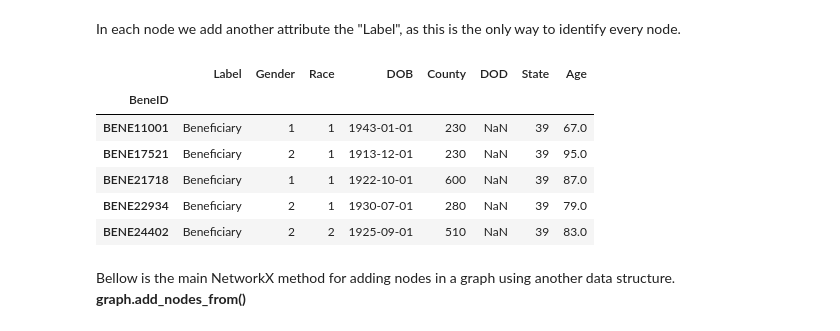
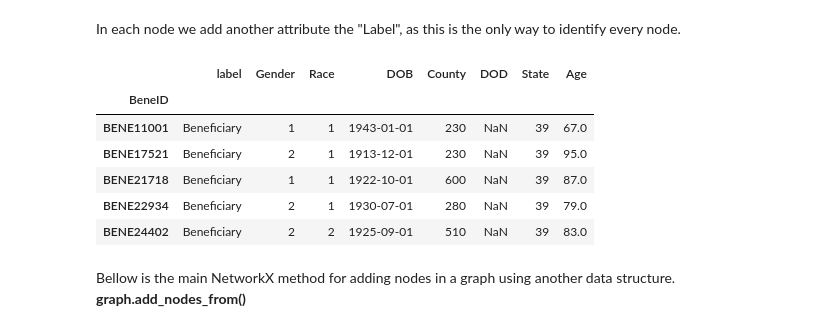
Before and after one commit to GPanagiotoEYdk/ATP_NetworkX, a Jupyter notebook: notebooks/GraphConstruction.ipynb, the cells around one changed output. Drawn from its saved outputs; the diff is of its cells as text; code cells hidden in the pictures.

```diff
--- a/notebooks/GraphConstruction.ipynb
+++ b/notebooks/GraphConstruction.ipynb
@@ -210,17 +210,17 @@ beneficiary = pd.merge(beneficiary,bage,left_on='BeneID', right_on='BeneID')
 In each node we add another attribute the "Label", as this is the only way to identify every node.
 # %%
 #add one more column which we will use as the label attribute
-beneficiary['Label'] = 'Beneficiary'
+beneficiary['label'] = 'Beneficiary'
 beneficiary = beneficiary.drop_duplicates(keep='first')
 beneficiary.set_index('BeneID', inplace=True)
 
 # columns reindexing in order to display them in the same order as in Neo4j
 beneficiary = beneficiary.iloc[:,[-1,0,1,2,3,4,5,6]]
 
 #this is the final table before adding the nodes
 beneficiary.head()
 # %% [output]
-|  | Label | Gender | Race | DOB | County | DOD | State | Age |
+|  | label | Gender | Race | DOB | County | DOD | State | Age |
 | BeneID |  |  |  |  |  |  |  |  |
 | BENE11001 | Beneficiary | 1 | 1 | 1943-01-01 | 230 | NaN | 39 | 67.0 |
 | BENE17521 | Beneficiary | 2 | 1 | 1913-12-01 | 230 | NaN | 39 | 95.0 |
```
Also changed, not shown: parts of 3 cells of this notebook.
